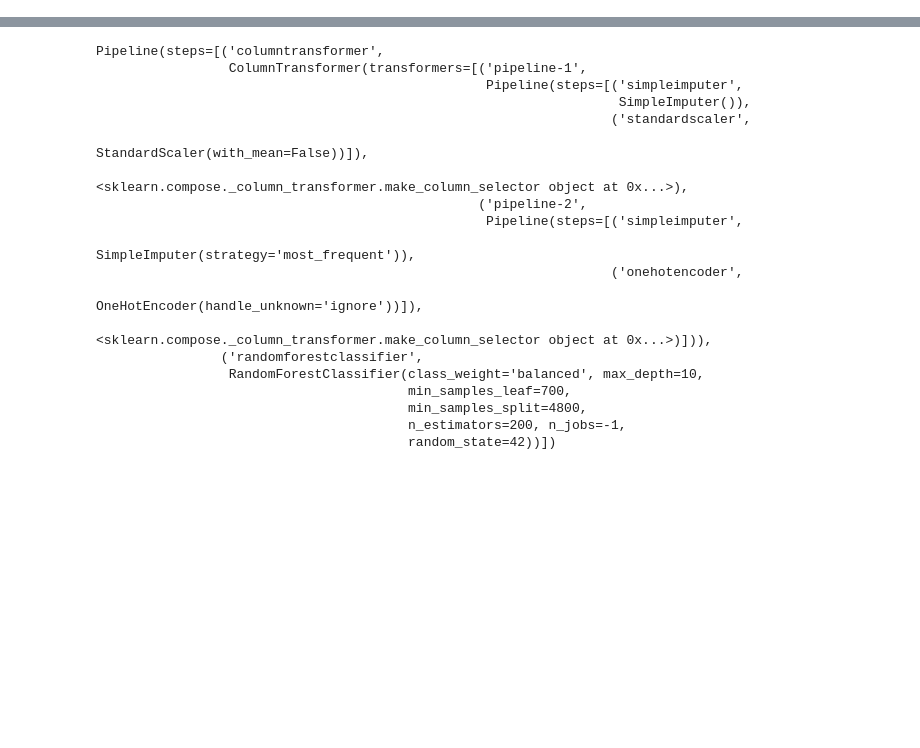
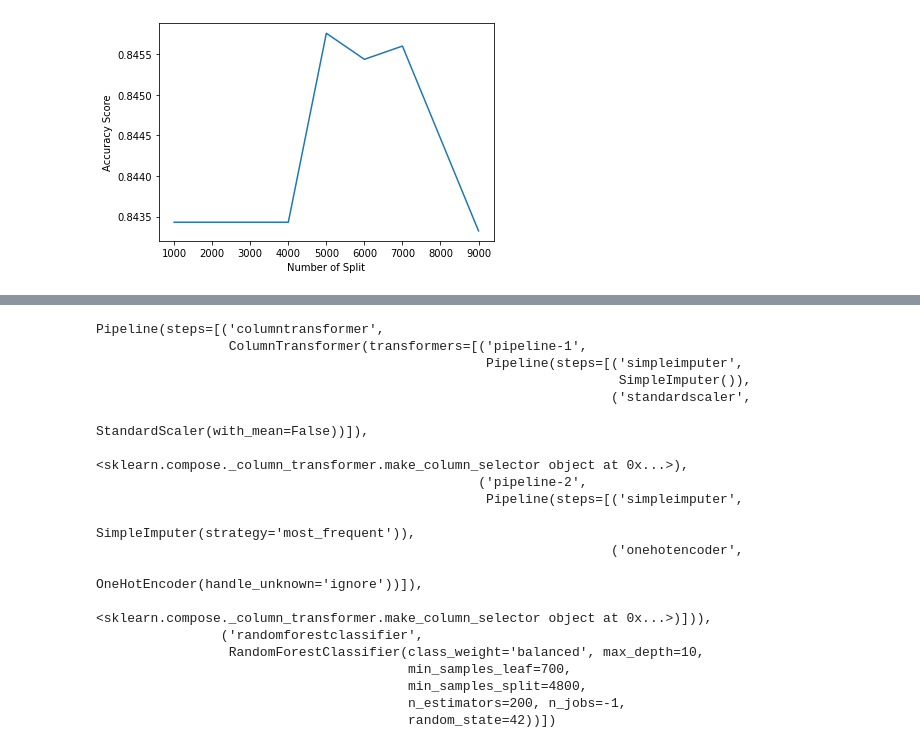
Before and after one commit to emaddar/SBA, a Jupyter notebook: Emad/RFR/RFR_Model.ipynb, the cells around one changed output, grey strips where cells are left out. Cells and saved outputs as stored; diff of their text form; code cells hidden in the pictures; blank space fills up the shorter version.

```diff
--- a/Emad/RFR/RFR_Model.ipynb
+++ b/Emad/RFR/RFR_Model.ipynb
@@ -90,0 +143,19 @@ preprocessor, X_train, X_test, y_train, y_test = make_pipeline_to_ML(X,y)
+# %%
+score_list = [0.8434310165245053,
+ 0.8434310165245053,
+ 0.8434310165245053,
+ 0.8457562705852546,
+ 0.8454353517439406,
+ 0.845598626242153,
+ 0.8433240435774005
+]
+min_samples_split = [1000,3000,4000,5000,6000,7000,9000]
+
+import matplotlib.pyplot as plt
+
+plt.plot(min_samples_split, score_list)
+plt.xlabel("Number of Split")
+plt.ylabel("Accuracy Score")
+plt.show()
+# %% [output]
+[figure, added]
```
Also changed, not shown: parts of 18 cells of this notebook, 6 other files.
